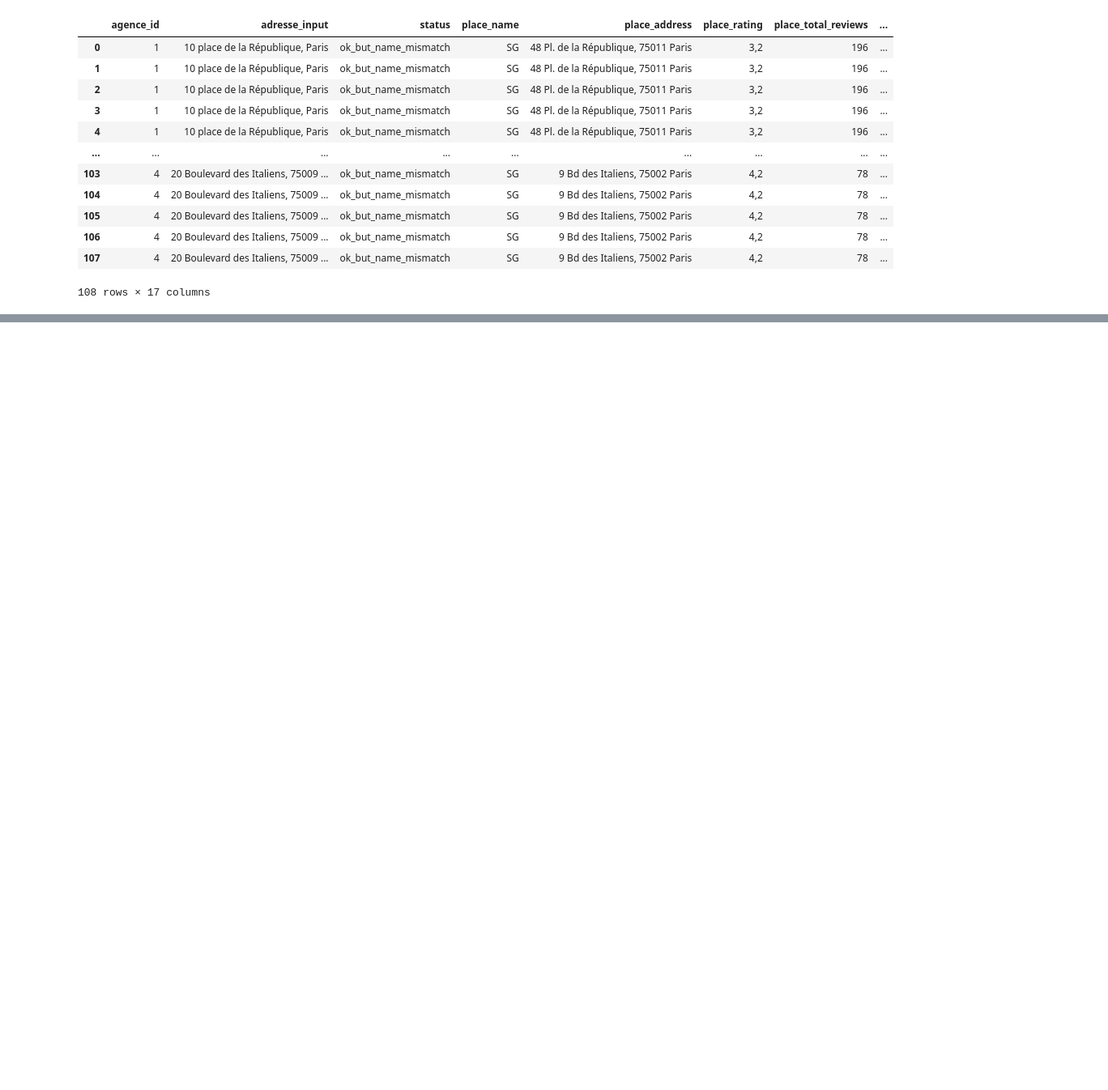
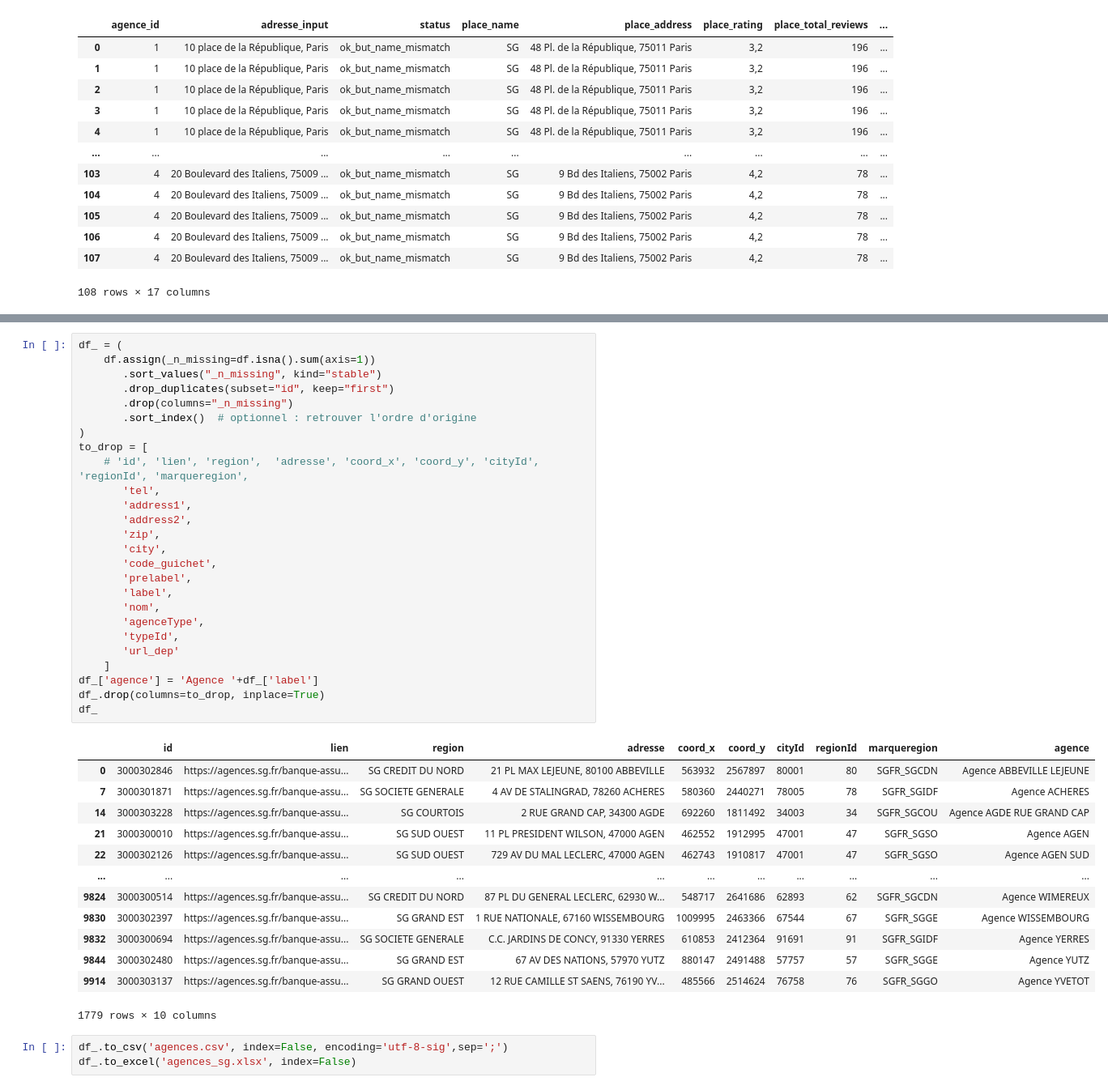
Before and after one commit to rimmansour/ssa, a Jupyter notebook: notebook.ipynb, the cells around one changed output, grey strips where cells are left out. Shown at 81% size. Drawn from its saved outputs; the diff is of its cells as text; blank space fills up the shorter version.

```diff
--- a/notebook.ipynb
+++ b/notebook.ipynb
@@ -18,0 +36,43 @@ pd.read_csv('avis_agences.csv', sep=',', encoding='utf-8-sig'  )
+# %%
+df_ = (
+    df.assign(_n_missing=df.isna().sum(axis=1))
+       .sort_values("_n_missing", kind="stable")
+       .drop_duplicates(subset="id", keep="first")
+       .drop(columns="_n_missing")
+       .sort_index()  # optionnel : retrouver l'ordre d'origine
+)
+to_drop = [
+    # 'id', 'lien', 'region',  'adresse', 'coord_x', 'coord_y', 'cityId', 'regionId', 'marqueregion',
+       'tel',
+       'address1',
+       'address2',
+       'zip',
+       'city',
+       'code_guichet',
+       'prelabel',
+       'label',
+       'nom',
+       'agenceType',
+       'typeId',
+       'url_dep'
+    ]
+df_['agence'] = 'Agence '+df_['label']
+df_.drop(columns=to_drop, inplace=True)
+df_
+# %% [output]
+|  | id | lien | region | adresse | coord_x | coord_y | cityId | regionId | marqueregion | agence |
+| 0 | 3000302846 | https://agences.sg.fr/banque-assu... | SG CREDIT DU NORD | 21 PL MAX LEJEUNE, 80100 ABBEVILLE | 563932 | 2567897 | 80001 | 80 | SGFR_SGCDN | Agence ABBEVILLE LEJEUNE |
+| 7 | 3000301871 | https://agences.sg.fr/banque-assu... | SG SOCIETE GENERALE | 4 AV DE STALINGRAD, 78260 ACHERES | 580360 | 2440271 | 78005 | 78 | SGFR_SGIDF | Agence ACHERES |
+| 14 | 3000303228 | https://agences.sg.fr/banque-assu... | SG COURTOIS | 2 RUE GRAND CAP, 34300 AGDE | 692260 | 1811492 | 34003 | 34 | SGFR_SGCOU | Agence AGDE RUE GRAND CAP |
+| 21 | 3000300010 | https://agences.sg.fr/banque-assu... | SG SUD OUEST | 11 PL PRESIDENT WILSON, 47000 AGEN | 462552 | 1912995 | 47001 | 47 | SGFR_SGSO | Agence AGEN |
+| 22 | 3000302126 | https://agences.sg.fr/banque-assu... | SG SUD OUEST | 729 AV DU MAL LECLERC, 47000 AGEN | 462743 | 1910817 | 47001 | 47 | SGFR_SGSO | Agence AGEN SUD |
+| ... | ... | ... | ... | ... | ... | ... | ... | ... | ... | ... |
+| 9824 | 3000300514 | https://agences.sg.fr/banque-assu... | SG CREDIT DU NORD | 87 PL DU GENERAL LECLERC, 62930 W... | 548717 | 2641686 | 62893 | 62 | SGFR_SGCDN | Agence WIMEREUX |
+| 9830 | 3000302397 | https://agences.sg.fr/banque-assu... | SG GRAND EST | 1 RUE NATIONALE, 67160 WISSEMBOURG | 1009995 | 2463366 | 67544 | 67 | SGFR_SGGE | Agence WISSEMBOURG |
+| 9832 | 3000300694 | https://agences.sg.fr/banque-assu... | SG SOCIETE GENERALE | C.C. JARDINS DE CONCY, 91330 YERRES | 610853 | 2412364 | 91691 | 91 | SGFR_SGIDF | Agence YERRES |
+| 9844 | 3000302480 | https://agences.sg.fr/banque-assu... | SG GRAND EST | 67 AV DES NATIONS, 57970 YUTZ | 880147 | 2491488 | 57757 | 57 | SGFR_SGGE | Agence YUTZ |
+| 9914 | 3000303137 | https://agences.sg.fr/banque-assu... | SG GRAND OUEST | 12 RUE CAMILLE ST SAENS, 76190 YV... | 485566 | 2514624 | 76758 | 76 | SGFR_SGGO | Agence YVETOT |
+1779 rows × 10 columns
+# %%
+df_.to_csv('agences.csv', index=False, encoding='utf-8-sig',sep=';')
+df_.to_excel('agences_sg.xlsx', index=False)
```
Also changed, not shown: parts of 1 cell of this notebook, 3 other files.
